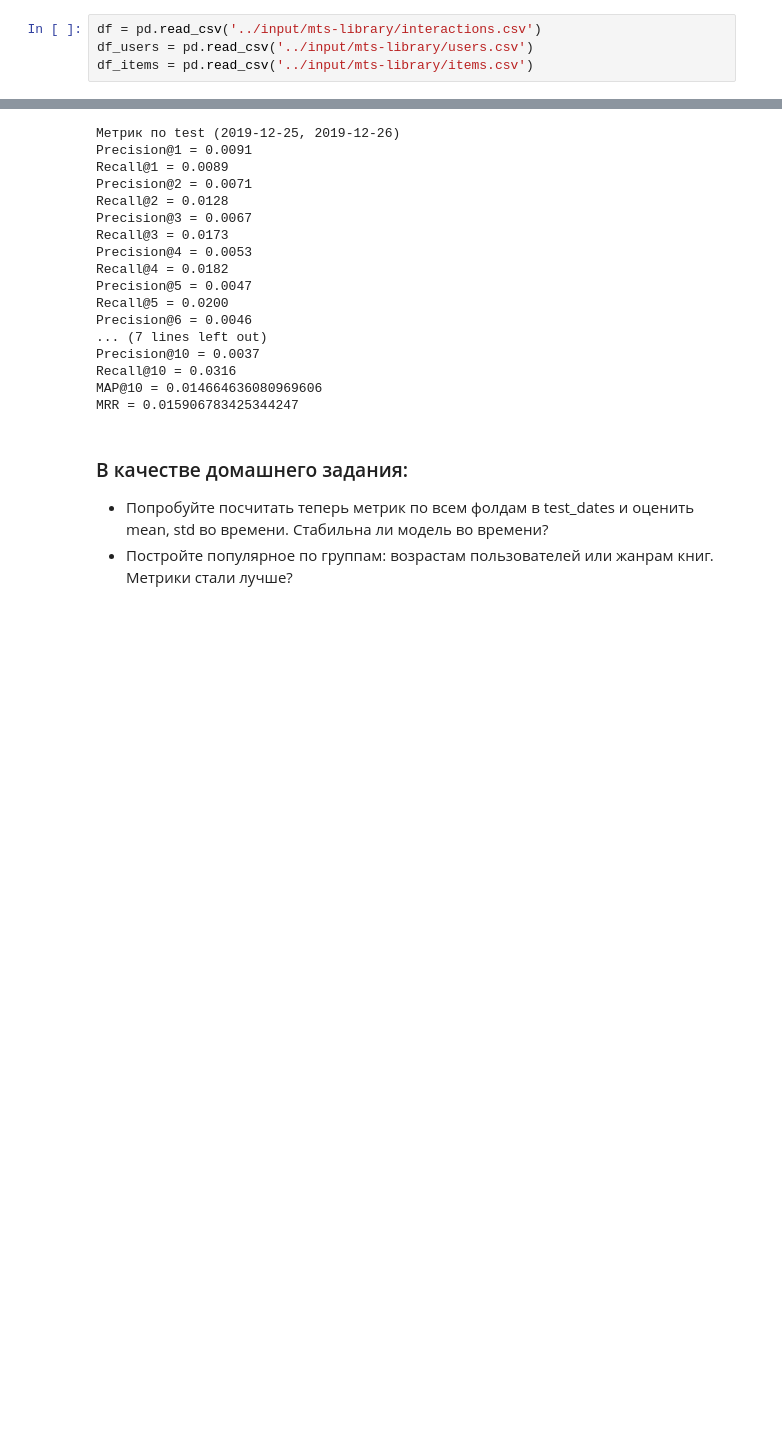
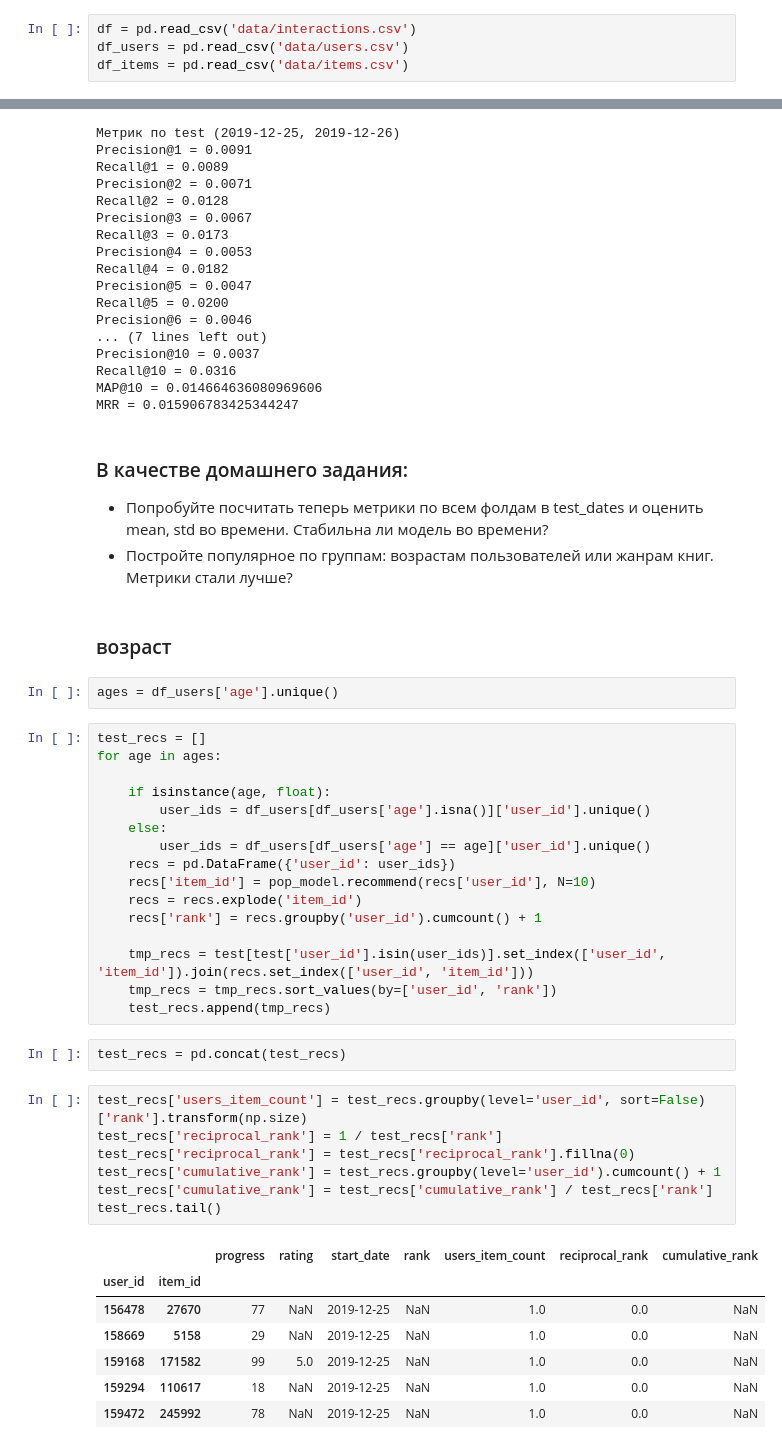
Before and after one commit to MaryIzo/common_rasks, a Jupyter notebook: learning_recommendations/reccomendation_mts/2_metrics-validation-strategies-and-baselines.ipynb, the cells around one changed output, grey strips where cells are left out. Cells and saved outputs as stored; diff of their text form; blank space fills up the shorter version.

```diff
--- a/learning_recommendations/reccomendation_mts/2_metrics-validation-strategies-and-baselines.ipynb
+++ b/learning_recommendations/reccomendation_mts/2_metrics-validation-strategies-and-baselines.ipynb
@@ -34,9 +41,9 @@ Dataset:
 
 Загрузим наши данные, теперь уже с фичами, и применим знания из [pandas-scipy-for-recsys](https://www.kaggle.com/sharthz23/pandas-scipy-for-recsys)
 # %%
-df = pd.read_csv('../input/mts-library/interactions.csv')
-df_users = pd.read_csv('../input/mts-library/users.csv')
-df_items = pd.read_csv('../input/mts-library/items.csv')
+df = pd.read_csv('data/interactions.csv')
+df_users = pd.read_csv('data/users.csv')
+df_items = pd.read_csv('data/items.csv')
 # %% [markdown]
 ## Interactions
 # %%
@@ -925,5 +934,42 @@ MAP@10 = 0.014664636080969606
 MRR = 0.015906783425344247
 # %% [markdown]
 ### В качестве домашнего задания:
-* Попробуйте посчитать теперь метрик по всем фолдам в test_dates и оценить mean, std во времени. Стабильна ли модель во времени?
+* Попробуйте посчитать теперь метрики по всем фолдам в test_dates и оценить mean, std во времени. Стабильна ли модель во времени?
 * Постройте популярное по группам: возрастам пользователей или жанрам книг. Метрики стали лучше?
+# %% [markdown]
+### возраст
+# %%
+ages = df_users['age'].unique()
+# %%
+test_recs = []
+for age in ages:
+
+    if isinstance(age, float):
+        user_ids = df_users[df_users['age'].isna()]['user_id'].unique()
+    else:
+        user_ids = df_users[df_users['age'] == age]['user_id'].unique()
+    recs = pd.DataFrame({'user_id': user_ids})
+    recs['item_id'] = pop_model.recommend(recs['user_id'], N=10)
+    recs = recs.explode('item_id')
+    recs['rank'] = recs.groupby('user_id').cumcount() + 1
+
+    tmp_recs = test[test['user_id'].isin(user_ids)].set_index(['user_id', 'item_id']).join(recs.set_index(['user_id', 'item_id']))
+    tmp_recs = tmp_recs.sort_values(by=['user_id', 'rank'])
+    test_recs.append(tmp_recs)
+# %%
+test_recs = pd.concat(test_recs)
+# %%
+test_recs['users_item_count'] = test_recs.groupby(level='user_id', sort=False)['rank'].transform(np.size)
+test_recs['reciprocal_rank'] = 1 / test_recs['rank']
+test_recs['reciprocal_rank'] = test_recs['reciprocal_rank'].fillna(0)
+test_recs['cumulative_rank'] = test_recs.groupby(level='user_id').cumcount() + 1
+test_recs['cumulative_rank'] = test_recs['cumulative_rank'] / test_recs['rank']
+test_recs.tail()
+# %% [output]
+|  |  | progress | rating | start_date | rank | users_item_count | reciprocal_rank | cumulative_rank |
+| user_id | item_id |  |  |  |  |  |  |  |
+| 156478 | 27670 | 77 | NaN | 2019-12-25 | NaN | 1.0 | 0.0 | NaN |
+| 158669 | 5158 | 29 | NaN | 2019-12-25 | NaN | 1.0 | 0.0 | NaN |
+| 159168 | 171582 | 99 | 5.0 | 2019-12-25 | NaN | 1.0 | 0.0 | NaN |
+| 159294 | 110617 | 18 | NaN | 2019-12-25 | NaN | 1.0 | 0.0 | NaN |
+| 159472 | 245992 | 78 | NaN | 2019-12-25 | NaN | 1.0 | 0.0 | NaN |
```
Also changed, not shown: parts of 16 cells of this notebook, 18 other files.
